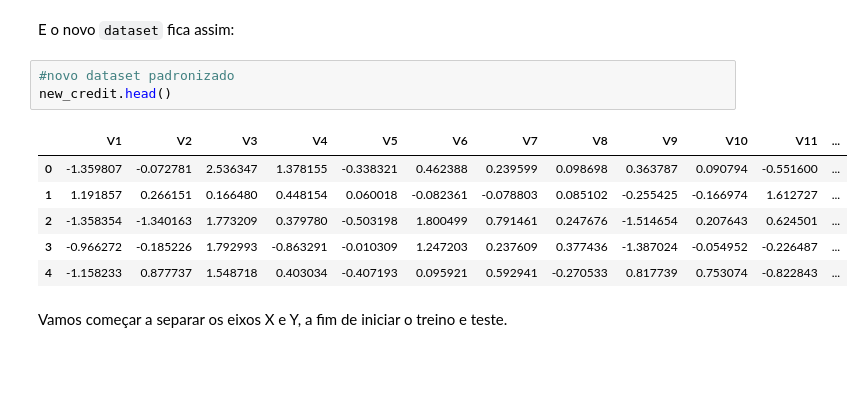
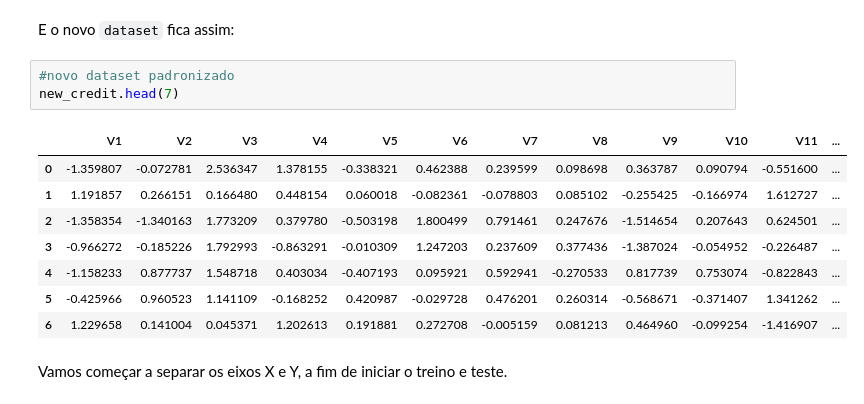
Before and after one commit to 1rubenito/data_science, a Jupyter notebook: Detecção_Fraudes_Cartões_de_Crédito.ipynb, the cells around one changed output. Saved outputs shown, nothing was run; the diff lists cells and outputs as text; blank space fills up the shorter version.

```diff
--- a/Detecção_Fraudes_Cartões_de_Crédito.ipynb
+++ b/Detecção_Fraudes_Cartões_de_Crédito.ipynb
@@ -297,14 +298,16 @@ new_credit.drop(['Time', 'Amount'], axis=1, inplace=True)
 E o novo `dataset` fica assim:
 # %%
 #novo dataset padronizado
-new_credit.head()
+new_credit.head(7)
 # %% [output]
 |  | V1 | V2 | V3 | V4 | V5 | V6 | V7 | V8 | V9 | V10 | V11 | ... |
 | 0 | -1.359807 | -0.072781 | 2.536347 | 1.378155 | -0.338321 | 0.462388 | 0.239599 | 0.098698 | 0.363787 | 0.090794 | -0.551600 | ... |
 | 1 | 1.191857 | 0.266151 | 0.166480 | 0.448154 | 0.060018 | -0.082361 | -0.078803 | 0.085102 | -0.255425 | -0.166974 | 1.612727 | ... |
 | 2 | -1.358354 | -1.340163 | 1.773209 | 0.379780 | -0.503198 | 1.800499 | 0.791461 | 0.247676 | -1.514654 | 0.207643 | 0.624501 | ... |
 | 3 | -0.966272 | -0.185226 | 1.792993 | -0.863291 | -0.010309 | 1.247203 | 0.237609 | 0.377436 | -1.387024 | -0.054952 | -0.226487 | ... |
 | 4 | -1.158233 | 0.877737 | 1.548718 | 0.403034 | -0.407193 | 0.095921 | 0.592941 | -0.270533 | 0.817739 | 0.753074 | -0.822843 | ... |
+| 5 | -0.425966 | 0.960523 | 1.141109 | -0.168252 | 0.420987 | -0.029728 | 0.476201 | 0.260314 | -0.568671 | -0.371407 | 1.341262 | ... |
+| 6 | 1.229658 | 0.141004 | 0.045371 | 1.202613 | 0.191881 | 0.272708 | -0.005159 | 0.081213 | 0.464960 | -0.099254 | -1.416907 | ... |
 # %% [markdown]
 Vamos começar a separar os eixos X e Y, a fim de iniciar o treino e teste.
 # %%
```
Also changed, not shown: parts of 11 cells of this notebook.
